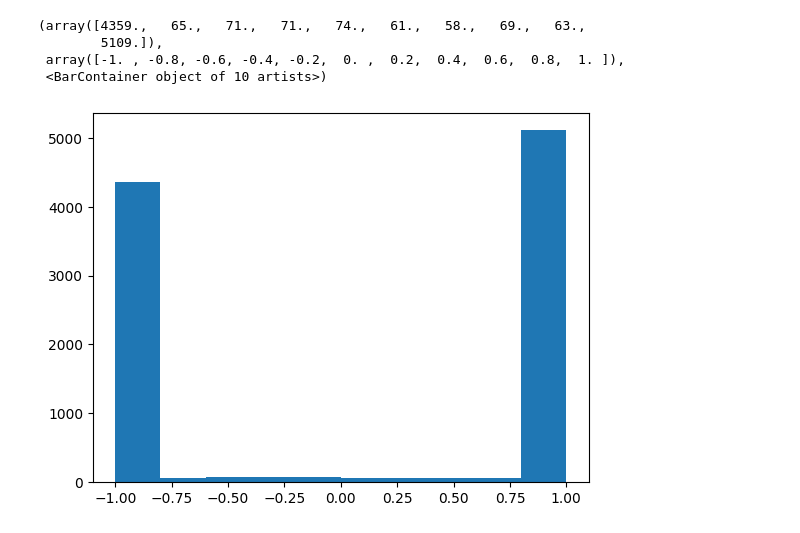
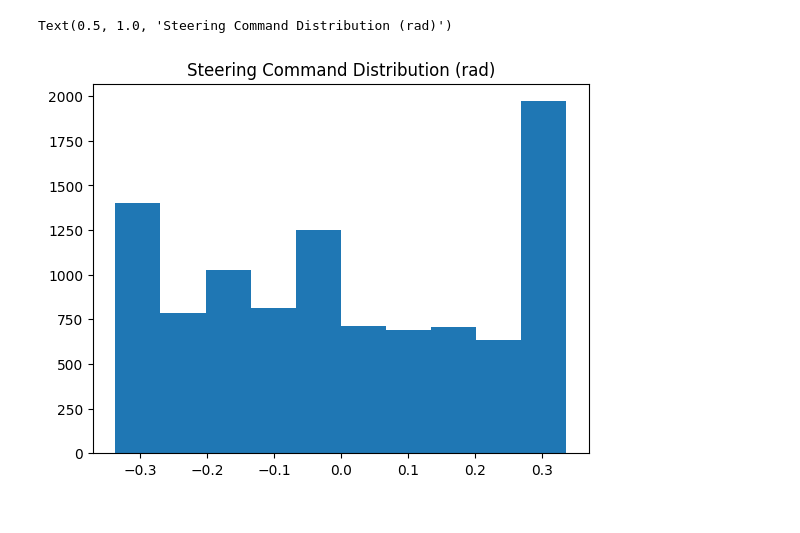
Before and after one commit to Armandpl/skyline, a Jupyter notebook: trajectory_optimization/notebooks/20230512_steering_distrib.ipynb, the cells around one changed output. Saved outputs shown, nothing was run; the diff lists cells and outputs as text; code cells hidden in the pictures.

Commit message:
plot new distrib

```diff
--- a/trajectory_optimization/notebooks/20230512_steering_distrib.ipynb
+++ b/trajectory_optimization/notebooks/20230512_steering_distrib.ipynb
@@ -1,13 +1,11 @@
 # %%
 import numpy as np
 import matplotlib.pyplot as plt
 
-labels = np.loadtxt("../data/centerline_trajectories.txt")
+labels = np.loadtxt("../data/rl_trajectories.txt")
 
-plt.hist(labels[:, -1])
+plt.hist(labels[:, 4])
+plt.title("Steering Command Distribution (rad)")
 # %% [output]
-(array([4359.,   65.,   71.,   71.,   74.,   61.,   58.,   69.,   63.,
-        5109.]),
- array([-1. , -0.8, -0.6, -0.4, -0.2,  0. ,  0.2,  0.4,  0.6,  0.8,  1. ]),
- <BarContainer object of 10 artists>)
+Text(0.5, 1.0, 'Steering Command Distribution (rad)')
-[figure, old version]
+[figure, new version]
```
Also changed, not shown: parts of 1 cell of this notebook.
